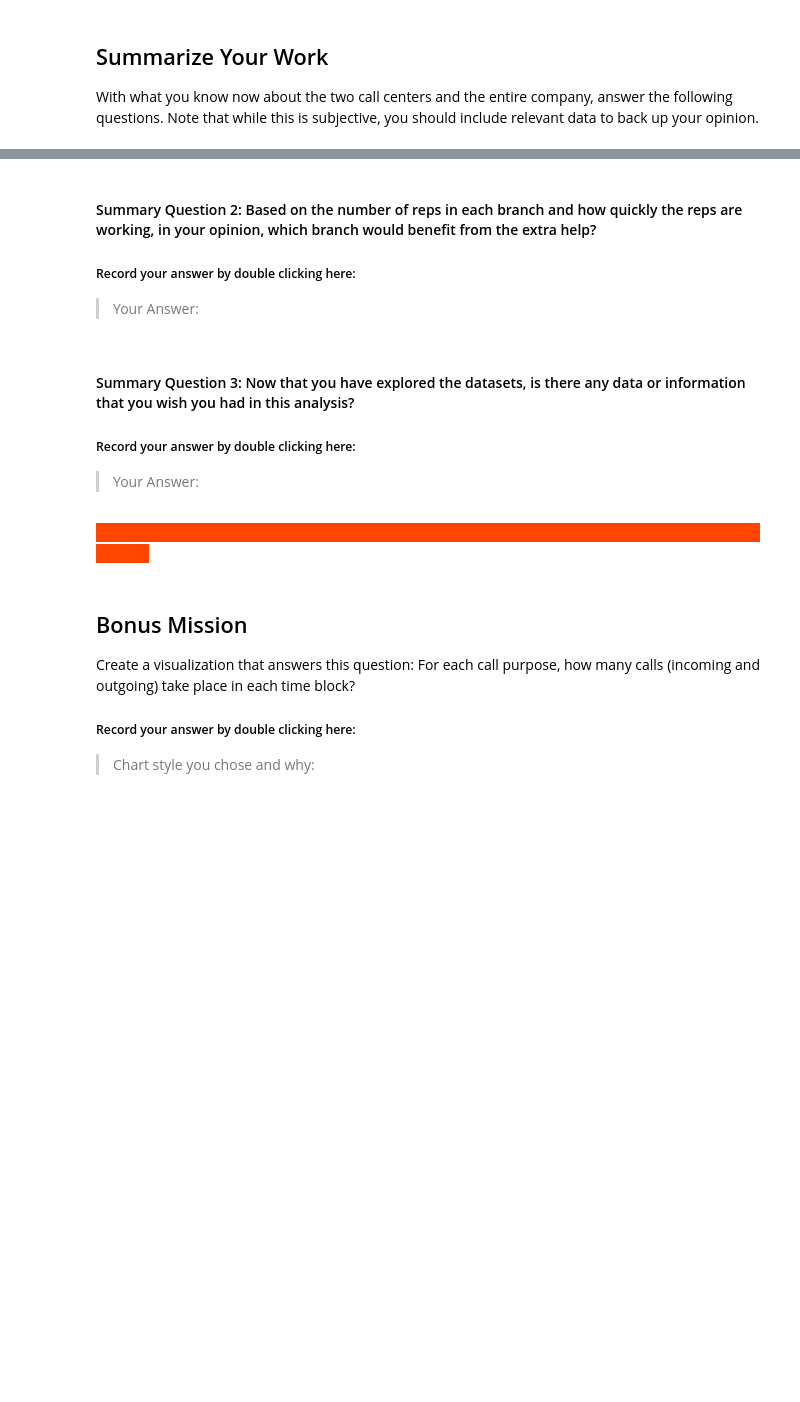
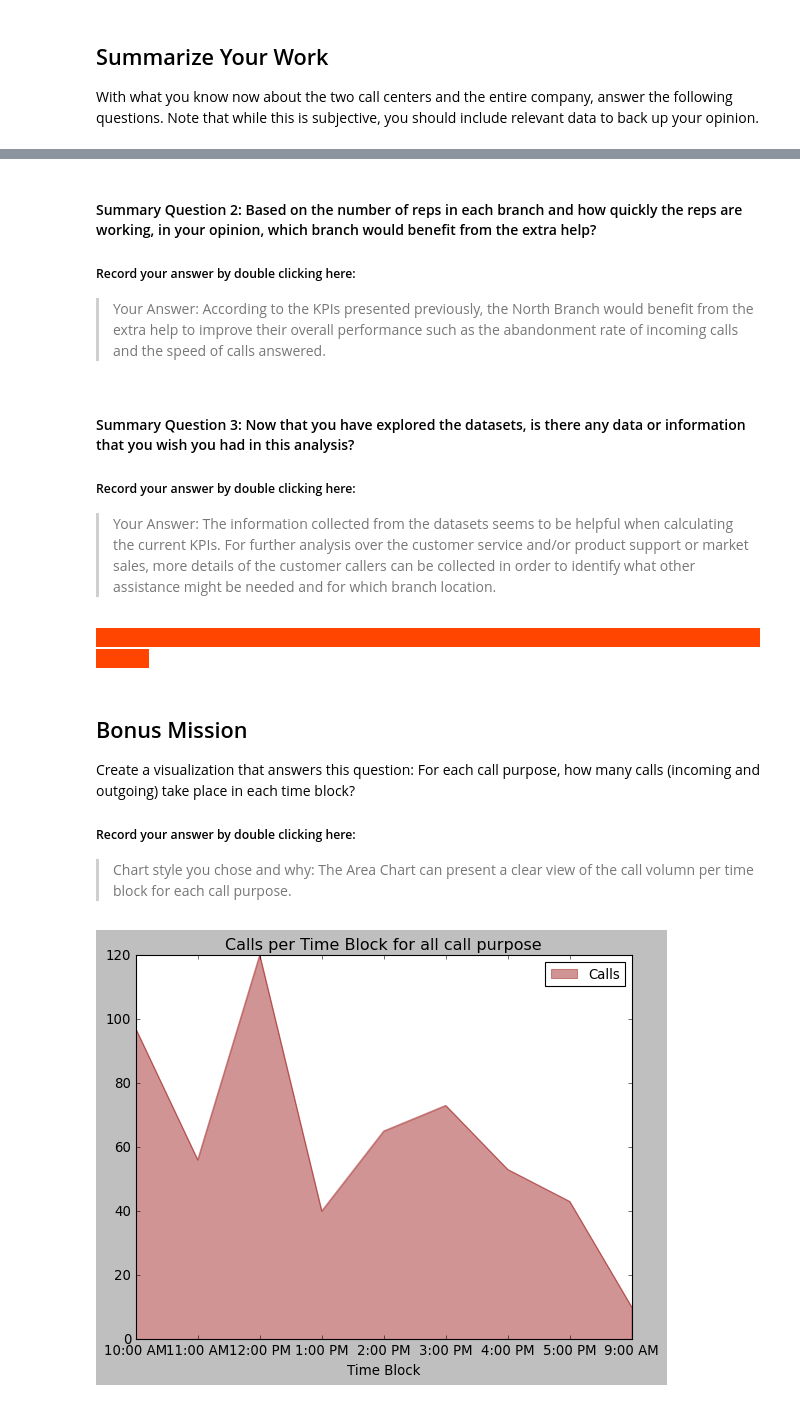
Before and after one commit to Flora-Cheung/call-center-cleanup-assignment, a Jupyter notebook: Call_Center_Cleanup.ipynb, the cells around one changed output, grey strips where cells are left out. Cells and saved outputs as stored; diff of their text form; code cells hidden in the pictures; blank space fills up the shorter version.

```diff
--- a/Call_Center_Cleanup.ipynb
+++ b/Call_Center_Cleanup.ipynb
@@ -525,11 +642,13 @@ With what you know now about the two call centers and the entire company, answer
 
 ##### Record your answer by double clicking here:
 > Your Answer:
+According to the KPIs presented previously, the North Branch would benefit from the extra help to improve their overall performance such as the abandonment rate of incoming calls and the speed of calls answered.
 # %% [markdown]
 #### Summary Question 3: Now that you have explored the datasets, is there any data or information that you wish you had in this analysis?
 
 ##### Record your answer by double clicking here:
 > Your Answer:
+The information collected from the datasets seems to be helpful when calculating the current KPIs. For further analysis over the customer service and/or product support or market sales, more details of the customer callers can be collected in order to identify what other assistance might be needed and for which branch location.
 # %% [markdown]
 <span style="background-color:orangered; color:orangered;">- - - - - - - - - - - - - - - - - - - - - - - - - - - - - - - - - - - - - - - - - - - - - - - - - - - - - - - - - - - - - - - - - - - - - - - - - - - - - - - - - - - - - - - - -</span>
 # %% [markdown]
@@ -538,10 +657,23 @@ Create a visualization that answers this question: For each call purpose, how ma
 ##### Record your answer by double clicking here:
 
 > Chart style you chose and why:
+The Area Chart can present a clear view of the call volumn per time block for each call purpose.
 # %%
 # Create your Bonus Mission visualization here!
 call_times = df[["Time Block", "Call Purpose", "Incoming or Outgoing", "Calls"]]
 
 # Use groupby to plot based on time blocks:
+call_times_block = call_times.groupby(["Time Block"]).sum(["Calls"])
 
-# Use groupby and get_group to select which call purpose to plot:
+# stacked area chart
+color = ['brown','grey']
+call_times_block.plot(kind = 'area', stacked = False, color = color)
+plt.title('Calls per Time Block for all call purpose', color = 'black')
+plt.legend(fontsize = 12, labelcolor = 'black')
+plt.xlabel('Time Block',color = 'black')
+plt.xticks(color = 'black')
+plt.yticks(color = 'black')
+plt.savefig('area_stacked.png')
+plt.show()
+# %% [output]
+[figure, added]
```
Also changed, not shown: parts of 16 cells of this notebook, 7 other files.
